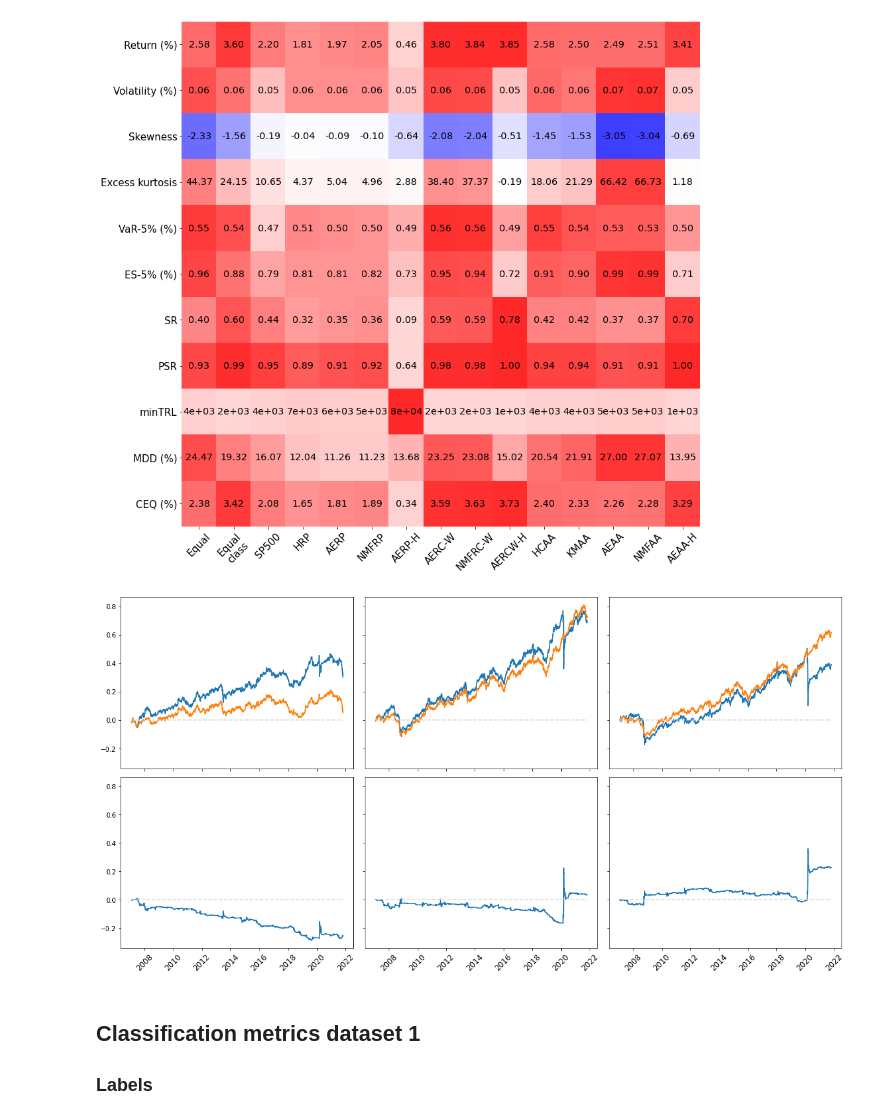
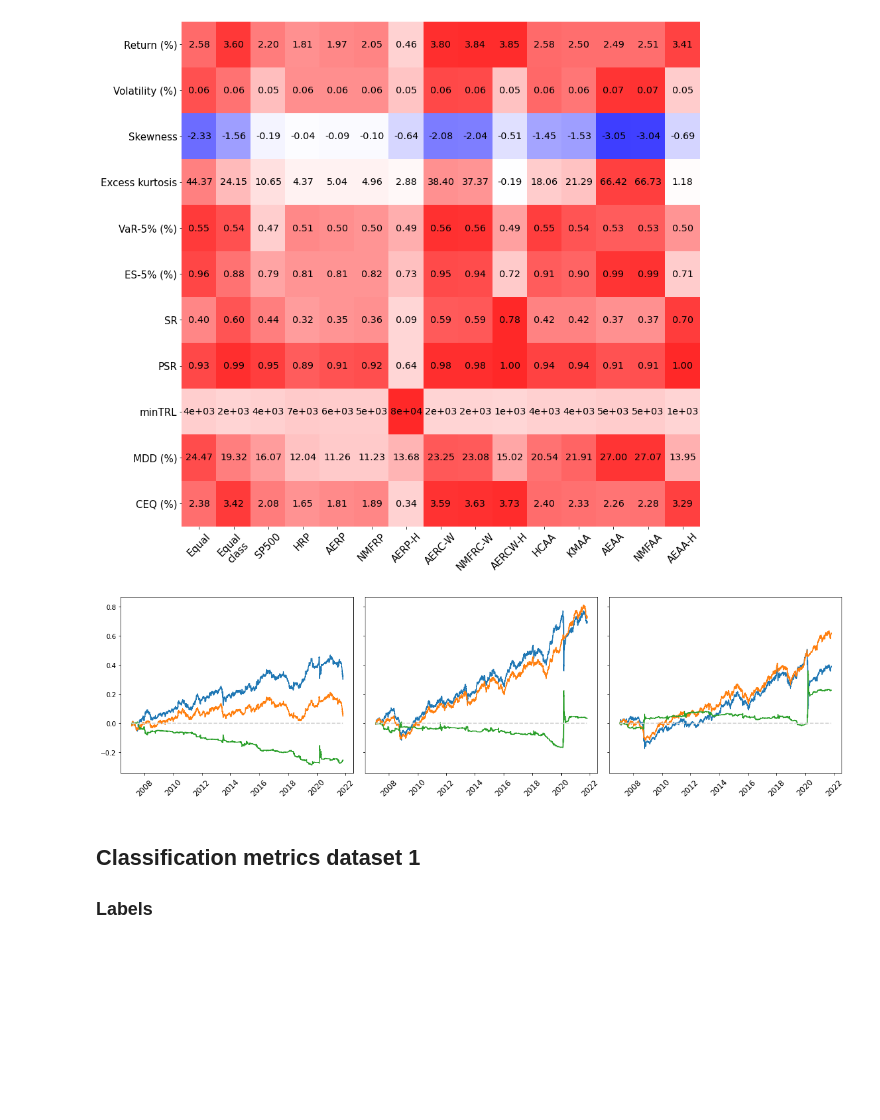
Before and after one commit to QuantLet/EmbeddingPortfolio, a Jupyter notebook: activationProba 20220301.ipynb, the cells around one changed output. Cells and saved outputs as stored; diff of their text form; code cells hidden in the pictures; blank space fills up the shorter version.

```diff
--- a/activationProba 20220301.ipynb
+++ b/activationProba 20220301.ipynb
@@ -303,20 +303,22 @@ if SAVE:
 [figure]
 # %%
 nrow, ncol = 2,3
-fig, axs = plt.subplots(nrow, ncol, figsize=(20,10), sharey=True, sharex=True)
+fig, axs = plt.subplots(1, ncol, figsize=(20,5), sharey=True, sharex=True)
 for i, strat in enumerate([s for s in strats if s != "aeerc"]):
-    axs[0, i].plot(np.cumprod(ann_perf1[strat] + 1) - 1)
-    axs[0, i].plot(np.cumprod(ann_perf1[f"{strat}_hedge"] + 1) - 1)
-    axs[0, i].plot(ann_perf1[strat] - ann_perf1[strat], linestyle="--", color="lightgrey")
-    axs[0, i].tick_params(axis='x', labelrotation = 45,  labelsize=12)
+    axs[i].plot(np.cumprod(ann_perf1[strat] + 1) - 1)
+    axs[i].plot(np.cumprod(ann_perf1[f"{strat}_hedge"] + 1) - 1)
+    axs[i].plot(np.cumprod(ann_perf1[f"{strat}_hedge"] + 1) - np.cumprod(ann_perf1[strat] + 1))
+    axs[i].plot(ann_perf1[strat] - ann_perf1[strat], linestyle="--", color="lightgrey")
+    axs[i].tick_params(axis='x', labelrotation = 45,  labelsize=12)
 
-    axs[1, i].plot(np.cumprod(ann_perf1[f"{strat}_hedge"] + 1) - np.cumprod(ann_perf1[strat] + 1))
-    axs[1, i].plot(ann_perf1[strat] - ann_perf1[strat], linestyle="--", color="lightgrey")
-    axs[1, i].tick_params(axis='x', labelrotation = 45,  labelsize=12)
+    if not SAVE:
+        axs[i].legend(["original", "hedged", "excess return"])
+
 plt.subplots_adjust(wspace = .05)
 plt.subplots_adjust(hspace = .05)
 
 if SAVE:
     plt.savefig(f'{savedir}/perf_vs_hedge_excess_ret_dataset1.png', bbox_inches='tight', transparent=True)
+
 plt.show()
 # %% [output]
@@ -378,24 +380,26 @@ if SAVE:
 [figure]
 # %%
 nrow, ncol = 2,3
-fig, axs = plt.subplots(nrow, ncol, figsize=(20,10), sharey=True, sharex=True)
+fig, axs = plt.subplots(1, ncol, figsize=(20,5), sharey=True, sharex=True)
 for i, strat in enumerate([s for s in strats if s != "aeerc"]):
-    axs[0, i].plot(np.cumprod(ann_perf2[strat] + 1) - 1)
-    axs[0, i].plot(np.cumprod(ann_perf2[f"{strat}_hedge"] + 1) - 1)
-    axs[0, i].plot(ann_perf2[strat] - ann_perf2[strat], linestyle="--", color="lightgrey")
-    axs[0, i].tick_params(axis='x', labelrotation = 45,  labelsize=12)
+    axs[i].plot(np.cumprod(ann_perf2[strat] + 1) - 1)
+    axs[i].plot(np.cumprod(ann_perf2[f"{strat}_hedge"] + 1) - 1)
+    axs[i].plot(np.cumprod(ann_perf2[f"{strat}_hedge"] + 1) - np.cumprod(ann_perf2[strat] + 1))
+    axs[i].plot(ann_perf2[strat] - ann_perf2[strat], linestyle="--", color="lightgrey")
+    axs[i].tick_params(axis='x', labelrotation = 45,  labelsize=12)
 
-    axs[1, i].plot(np.cumprod(ann_perf2[f"{strat}_hedge"] + 1) - np.cumprod(ann_perf2[strat] + 1))
-    axs[1, i].plot(ann_perf2[strat] - ann_perf2[strat], linestyle="--", color="lightgrey")
-    axs[1, i].tick_params(axis='x', labelrotation = 45,  labelsize=12)
+    if not SAVE:
+        axs[i].legend(["original", "hedged", "excess return"])
+
 plt.subplots_adjust(wspace = .05)
 plt.subplots_adjust(hspace = .05)
 
 if SAVE:
     plt.savefig(f'{savedir}/perf_vs_hedge_excess_ret_dataset2.png', bbox_inches='tight', transparent=True)
+
 plt.show()
 # %% [output]
-[figure, old version]
+[figure, new version]
 # %% [markdown]
 ## Classification metrics dataset 1
 ### Labels
```
Also changed, not shown: parts of 3 cells of this notebook, 1 other file.
